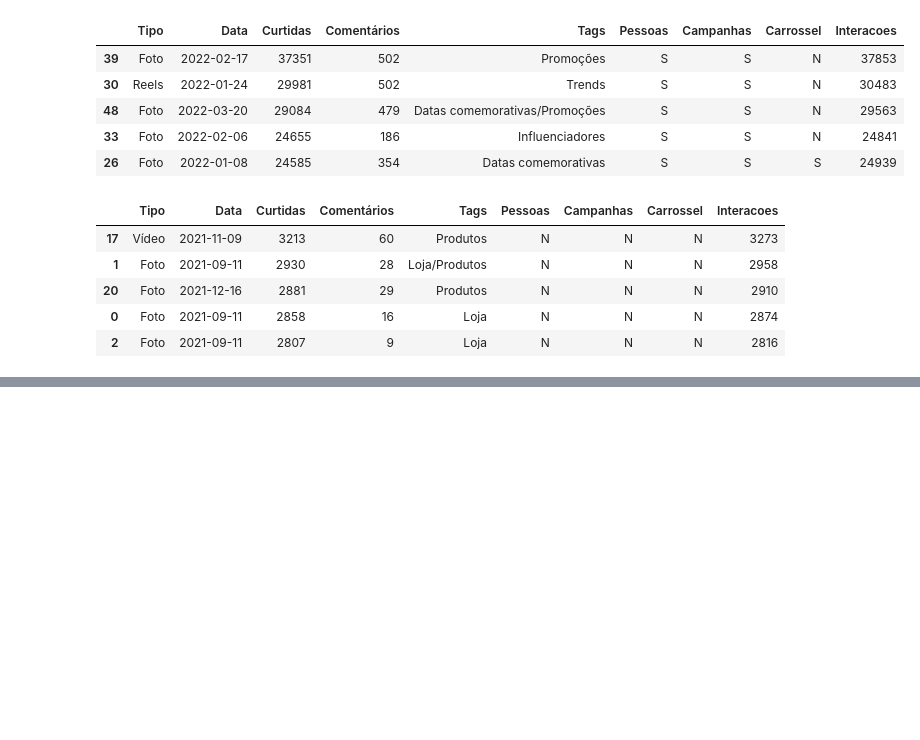
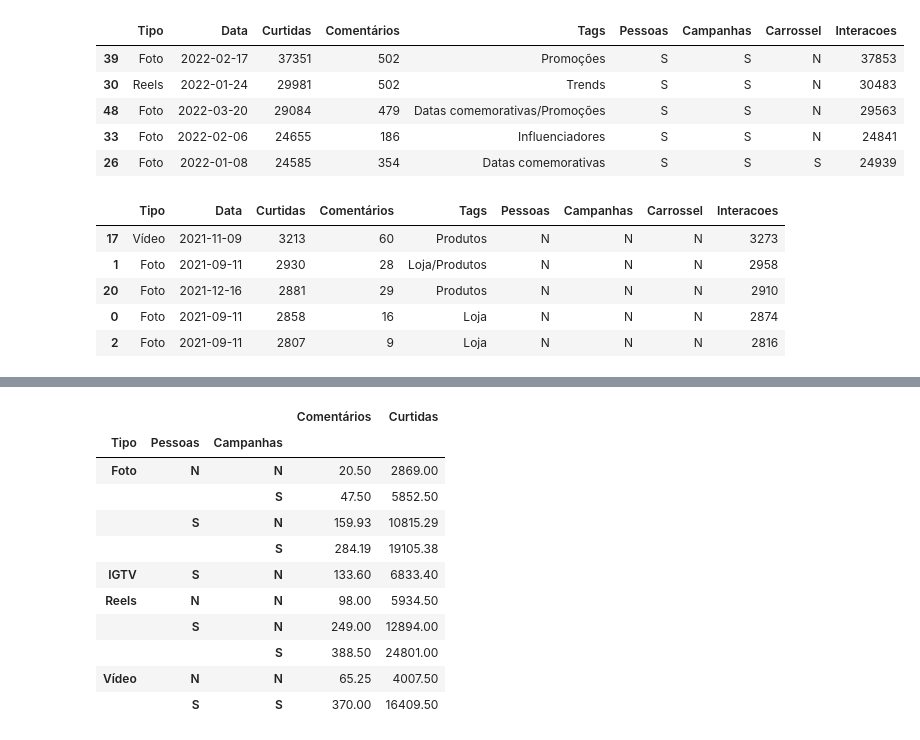
Before and after one commit to PauloViniciusR/Engajamento_instagram, a Jupyter notebook: index.ipynb, the cells around one changed output, grey strips where cells are left out. Drawn from its saved outputs; the diff is of its cells as text; code cells hidden in the pictures; blank space fills up the shorter version.

```diff
--- a/index.ipynb
+++ b/index.ipynb
@@ -160,3 +160,5 @@ base.sort_values(by="Curtidas", ascending=False).tail()
 | 20 | Foto | 2021-12-16 | 2881 | 29 | Produtos | N | N | N | 2910 |
 | 0 | Foto | 2021-09-11 | 2858 | 16 | Loja | N | N | N | 2874 |
 | 2 | Foto | 2021-09-11 | 2807 | 9 | Loja | N | N | N | 2816 |
+# %%
+pd.options.display.float_format = "{:.2f}".format
@@ -162,0 +195,15 @@ base.sort_values(by="Curtidas", ascending=False).tail()
+# %%
+base.groupby(["Tipo", "Pessoas", "Campanhas"])[["Comentários", "Curtidas"]].mean()
+# %% [output]
+|  |  |  | Comentários | Curtidas |
+| Tipo | Pessoas | Campanhas |  |  |
+| Foto | N | N | 20.50 | 2869.00 |
+|  |  | S | 47.50 | 5852.50 |
+|  | S | N | 159.93 | 10815.29 |
+|  |  | S | 284.19 | 19105.38 |
+| IGTV | S | N | 133.60 | 6833.40 |
+| Reels | N | N | 98.00 | 5934.50 |
+|  | S | N | 249.00 | 12894.00 |
+|  |  | S | 388.50 | 24801.00 |
+| Vídeo | N | N | 65.25 | 4007.50 |
+|  | S | S | 370.00 | 16409.50 |
```
Also changed, not shown: parts of 4 cells of this notebook, 1 other file.
